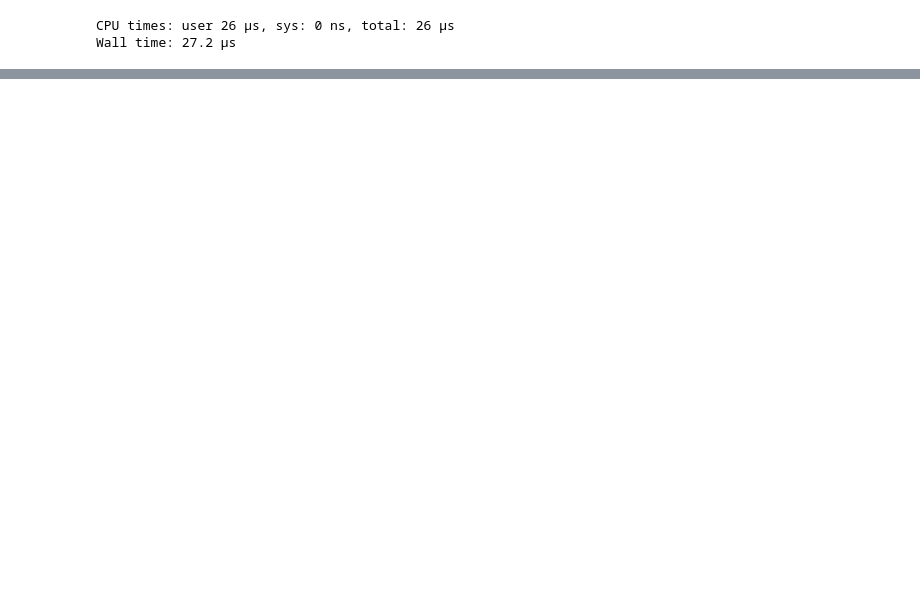
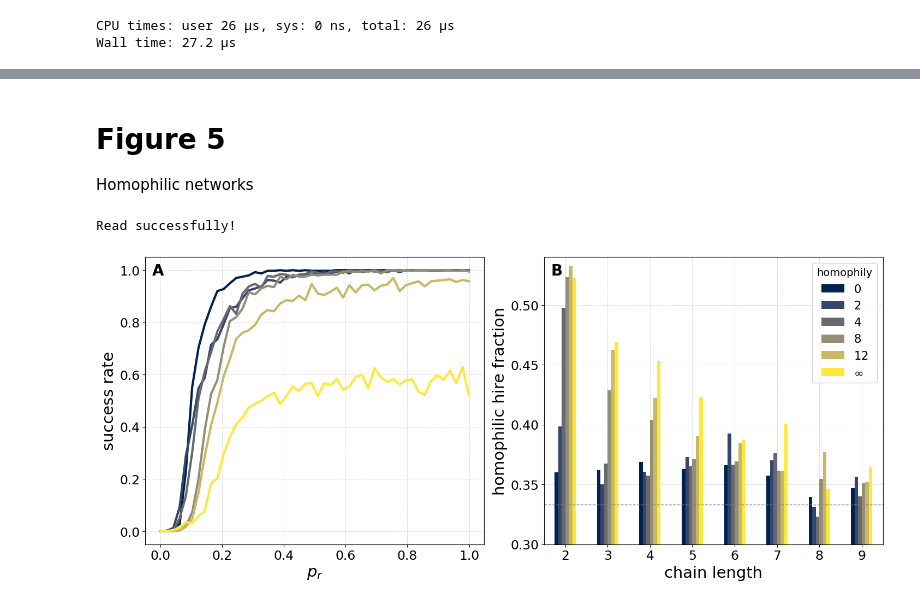
Before and after one commit to blas-ko/IndependentHaltingCascadeModel, a Jupyter notebook: notebooks/Plots.ipynb, the cells around one changed output, grey strips where cells are left out. Saved outputs shown, nothing was run; the diff lists cells and outputs as text; code cells hidden in the pictures; blank space fills up the shorter version.

```diff
--- a/notebooks/Plots.ipynb
+++ b/notebooks/Plots.ipynb
@@ -705,0 +804,3 @@ plt.show()
+# %% [markdown]
+# Figure 5
+Homophilic networks
@@ -705,0 +823,71 @@ plt.show()
+# %%
+# read
+path = os.path.join( PATH, 'heterogeneous', 'pr_vs_homophily', 'homophilic' )
+results, p_recs, homophilies = read_results(path, diagnosis_vars=DIAGNOSIS_VARS_HOMOPH)
+
+# save params
+path_save = os.path.join( PATH_SAVE, 'heterogeneous', 'pr_vs_homophily', 'homophilic' )
+os.makedirs(path_save, exist_ok=True)
+
+print("Read successfully!")
+# %% [output]
+Read successfully!
+# %%
+depths = np.mean(results['chain_depths'], axis=1).reshape( len(p_recs), len(homophilies) )
+successes = np.mean(results['success_rate'], axis=1).reshape( len(p_recs), len(homophilies) )
+applicants = np.mean(results['applicants'], axis=1).reshape( len(p_recs), len(homophilies) )
+homophilic_hires = np.mean(results['homophilic_hire'], axis=1).reshape( len(p_recs), len(homophilies) )
+
+depths_succ_dist = [list(np.array(v)[b]) for v,b in zip(results['chain_depths'], results['success_rate'])]
+homophilic_hire_succ_dist = [list(np.array(v)[b]) for v,b in zip(results['homophilic_hire'], results['success_rate'])]
+
+depths_succ = np.array([np.mean(s) for s in depths_succ_dist]).reshape( len(p_recs), len(homophilies) );
+# %%
+## Prepare data
+df = homophilic_hires_per_chain_length(depths_succ_dist, homophilic_hire_succ_dist, homophilies)
+
+## Viz
+# fig params
+fig, ax = plt.subplots(1, 2, figsize=(1.8*figsize[0], figsize[1]), sharex=False, constrained_layout=True)
+ax = ax.flatten()
+cmap = plt.get_cmap('cividis', len(homophilies))
+h_labels = [str(h).replace('inf', '\\infty') for h in homophilies]
+h_labels = [f"${h}$" for h in h_labels]
+df.columns = h_labels
+
+# ========== PLOT 1 (success rate) ==========
+for i in range(len(homophilies)):
+    ax[0].plot(p_recs, successes[:,i], lw=3, color=cmap(i))
+
+ax[0].set_xlabel("$p_r$")
+ax[0].set_ylabel("success rate")
+ax[0].grid(True)
+
+# ========== PLOT 2 (homophilic hires) ==========
+df.loc[:9].plot(cmap=cmap, kind='bar', ax=ax[1])
+ax[1].axhline(1/3, ls="--", lw=1, color="gray")
+ax[1].set_ylim(0.3, 0.54)
+
+ax[1].tick_params(axis='x', labelrotation=0)
+ax[1].set_xlabel('chain length')
+ax[1].set_ylabel('homophilic hire fraction');
+ax[1].grid(True)
+ax[1].legend(title='homophily', fontsize=legend_font_size*0.9, title_fontsize=14)
+
+## Add panel labels
+label_panels(ax, pos=(0.02, 0.98))
+
+if SAVE:
+    # params
+    sample_path = glob(os.path.join(path, 'chain_depths', '*.npy'))[0]
+    avg_skills = extract_param_from_path(sample_path, 'avg_skills')
+    n_skill_groups = extract_param_from_path(sample_path, 'n_skill_groups')
+    alpha = extract_param_from_path(sample_path, 'alpha')
+    # paths
+    fn = f'n_nodes={N}-k_avg={K_AVG}-avg_skills={avg_skills}-n_skill_groups={n_skill_groups}-alpha={alpha}.png'
+    fn = os.path.join(path_save, fn)
+    # save
+    plt.savefig(fn, format='png', dpi=300, bbox_inches='tight')
+    print(f"Plot saved successfully at {fn}")
+# %% [output]
+[figure, added]
```
Also changed, not shown: parts of 71 cells of this notebook.
